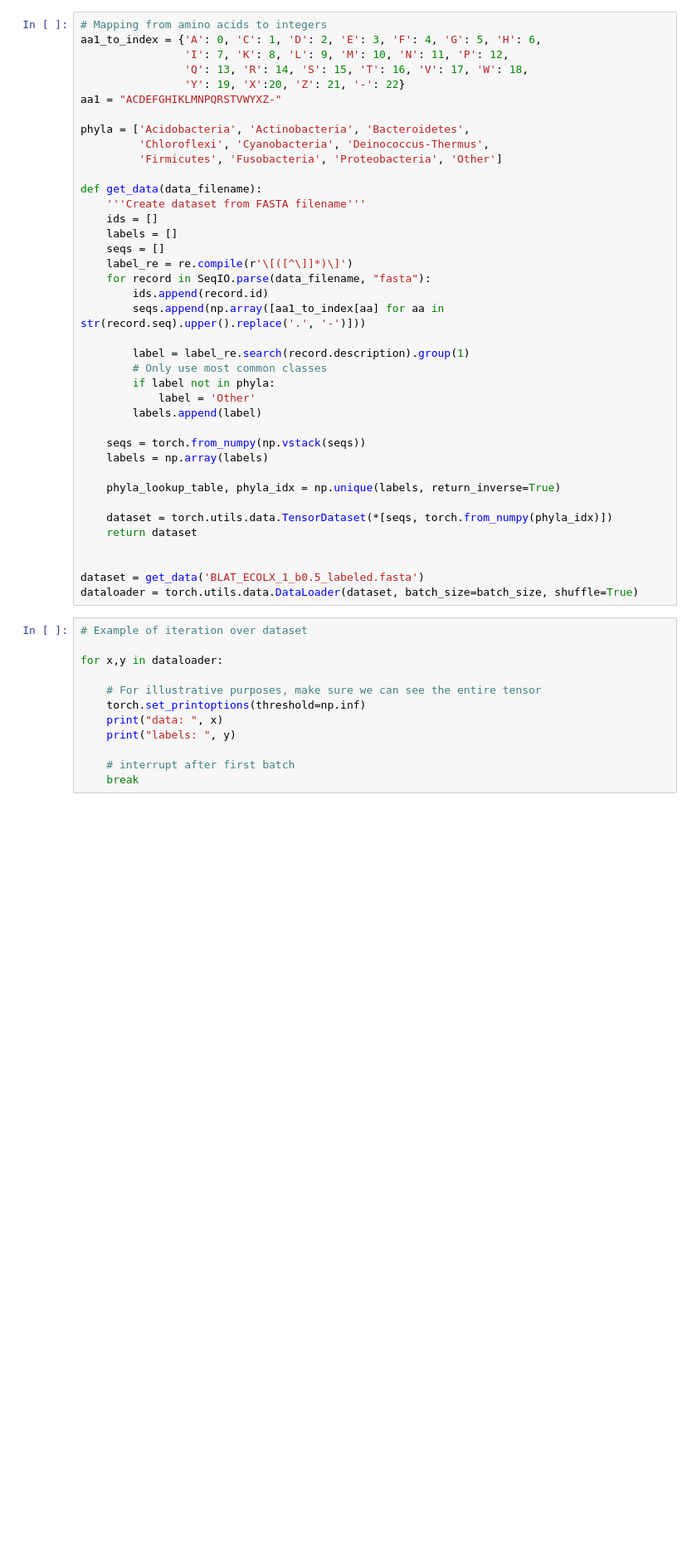
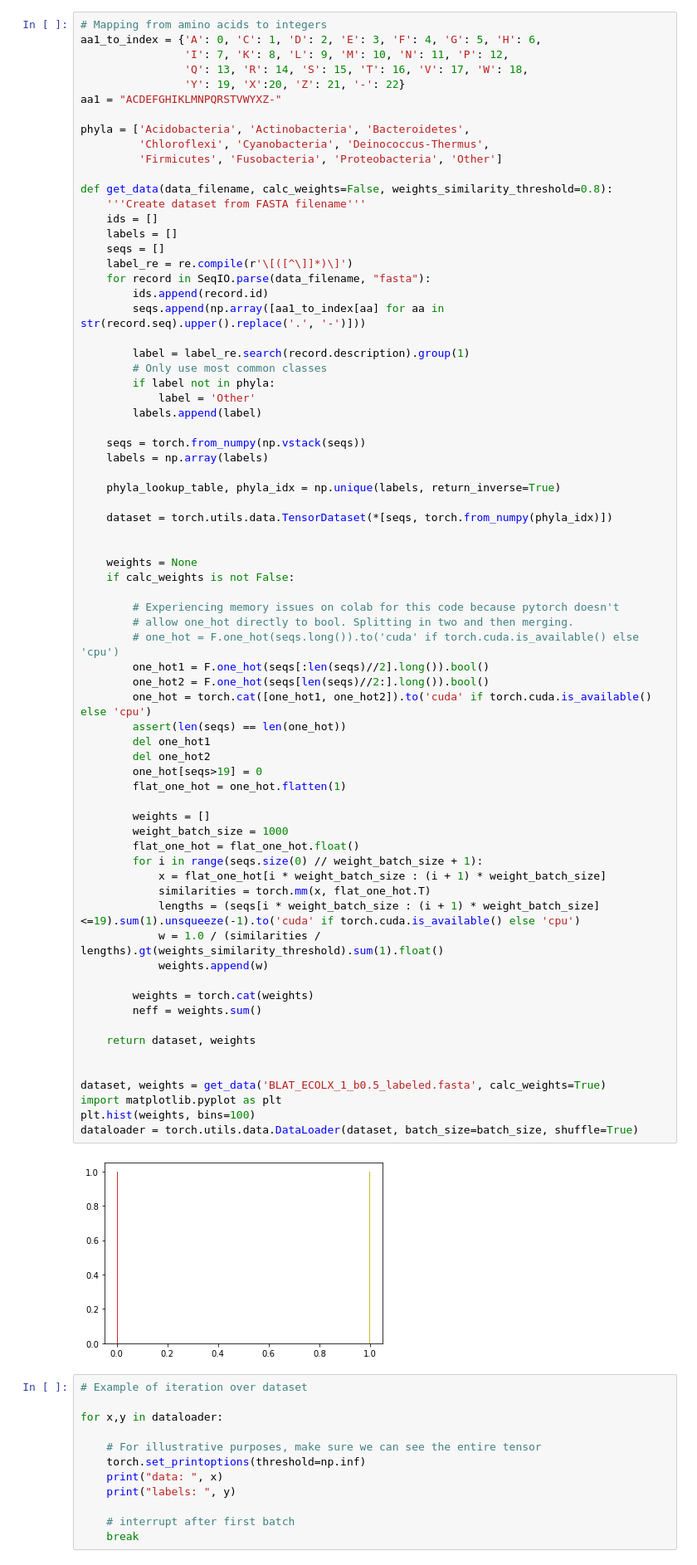
Before and after one commit to wouterboomsma/pml_vae_project, a Jupyter notebook: protein_vae_data_processing.ipynb, the cells around one changed output. Shown at 83% size. Drawn from its saved outputs; the diff is of its cells as text; blank space fills up the shorter version.

```diff
--- a/protein_vae_data_processing.ipynb
+++ b/protein_vae_data_processing.ipynb
@@ -31,36 +32,70 @@ aa1_to_index = {'A': 0, 'C': 1, 'D': 2, 'E': 3, 'F': 4, 'G': 5, 'H': 6,
 aa1 = "ACDEFGHIKLMNPQRSTVWYXZ-"
 
 phyla = ['Acidobacteria', 'Actinobacteria', 'Bacteroidetes',
          'Chloroflexi', 'Cyanobacteria', 'Deinococcus-Thermus',
          'Firmicutes', 'Fusobacteria', 'Proteobacteria', 'Other']
 
-def get_data(data_filename):
+def get_data(data_filename, calc_weights=False, weights_similarity_threshold=0.8):
     '''Create dataset from FASTA filename'''
     ids = []
     labels = []
     seqs = []
     label_re = re.compile(r'\[([^\]]*)\]')
     for record in SeqIO.parse(data_filename, "fasta"):
         ids.append(record.id)
         seqs.append(np.array([aa1_to_index[aa] for aa in str(record.seq).upper().replace('.', '-')]))
 
         label = label_re.search(record.description).group(1)
         # Only use most common classes
         if label not in phyla:
             label = 'Other'
         labels.append(label)
 
     seqs = torch.from_numpy(np.vstack(seqs))
     labels = np.array(labels)
 
     phyla_lookup_table, phyla_idx = np.unique(labels, return_inverse=True)
 
     dataset = torch.utils.data.TensorDataset(*[seqs, torch.from_numpy(phyla_idx)])
-    return dataset
 
 
-dataset = get_data('BLAT_ECOLX_1_b0.5_labeled.fasta')
+    weights = None
+    if calc_weights is not False:
+
+        # Experiencing memory issues on colab for this code because pytorch doesn't
+        # allow one_hot directly to bool. Splitting in two and then merging.
+        # one_hot = F.one_hot(seqs.long()).to('cuda' if torch.cuda.is_available() else 'cpu')
+        one_hot1 = F.one_hot(seqs[:len(seqs)//2].long()).bool()
+        one_hot2 = F.one_hot(seqs[len(seqs)//2:].long()).bool()
+        one_hot = torch.cat([one_hot1, one_hot2]).to('cuda' if torch.cuda.is_available() else 'cpu')
+        assert(len(seqs) == len(one_hot))
+        del one_hot1
+        del one_hot2
+        one_hot[seqs>19] = 0
+        flat_one_hot = one_hot.flatten(1)
+
+        weights = []
+        weight_batch_size = 1000
+        flat_one_hot = flat_one_hot.float()
+        for i in range(seqs.size(0) // weight_batch_size + 1):
+            x = flat_one_hot[i * weight_batch_size : (i + 1) * weight_batch_size]
+            similarities = torch.mm(x, flat_one_hot.T)
+            lengths = (seqs[i * weight_batch_size : (i + 1) * weight_batch_size] <=19).sum(1).unsqueeze(-1).to('cuda' if torch.cuda.is_available() else 'cpu')
+            w = 1.0 / (similarities / lengths).gt(weights_similarity_threshold).sum(1).float()
+            weights.append(w)
+
+        weights = torch.cat(weights)
+        neff = weights.sum()
+
+    return dataset, weights
+
+
+dataset, weights = get_data('BLAT_ECOLX_1_b0.5_labeled.fasta', calc_weights=True)
+import matplotlib.pyplot as plt
+plt.hist(weights, bins=100)
 dataloader = torch.utils.data.DataLoader(dataset, batch_size=batch_size, shuffle=True)
+# %% [output]
+[figure, added]
 # %%
 # Example of iteration over dataset
 
```
Also changed, not shown: parts of 1 cell of this notebook, 1 other file.
